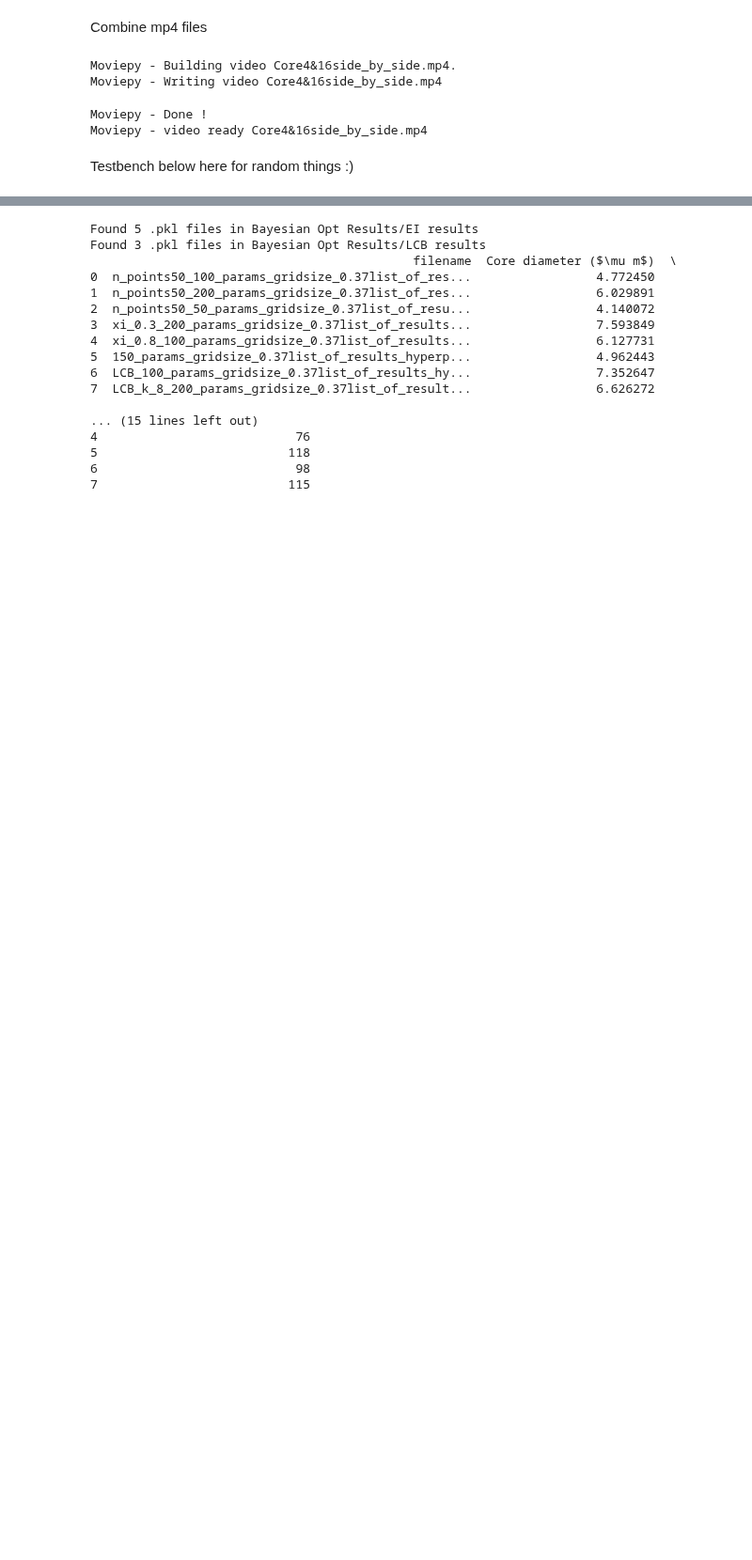
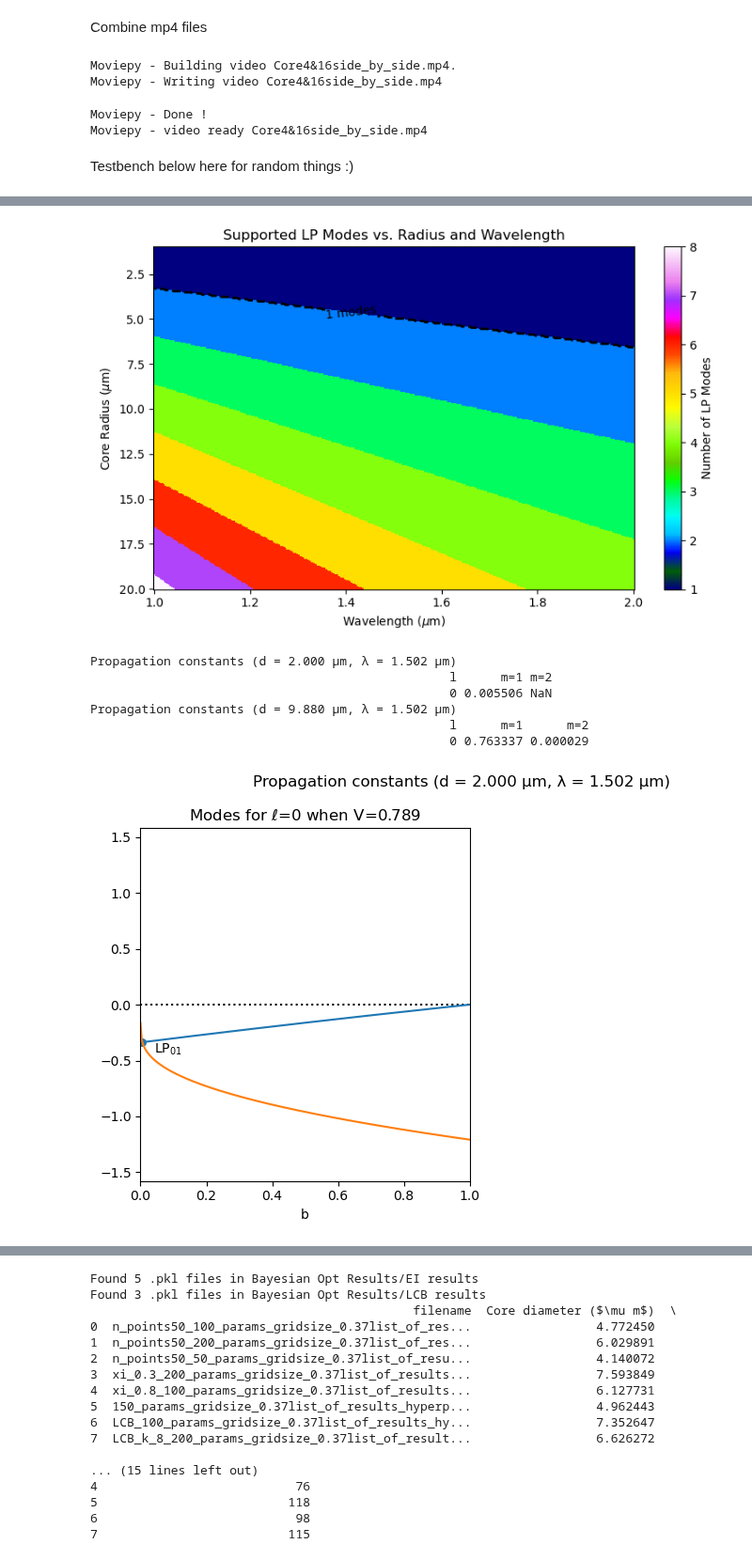
Before and after one commit to SAIL-Labs/RSoft-Automaton, a Jupyter notebook: Plotting_animating_modes.ipynb, the cells around one changed output, grey strips where cells are left out. Shown at 94% size. Drawn from its saved outputs; the diff is of its cells as text; code cells hidden in the pictures; blank space fills up the shorter version.

```diff
--- a/Plotting_animating_modes.ipynb
+++ b/Plotting_animating_modes.ipynb
@@ -227,0 +248,74 @@ Testbench below here for random things :)
+# %%
+import numpy as np, pandas as pd, matplotlib.pyplot as plt
+import pickle, shutil
+from template import *
+from Functions import *
+# Define radius and wavelength ranges
+radii = np.linspace(1, 20, 300)
+wavelengths = np.linspace(1.0, 2.0, 300)
+'''
+Note: mode desired below does not account for different mode orientations!
+e.g. if you want 6 modes you only want the first 4 LP modes + their orientations
+'''
+mode_desired = mode_wanted_considering_mode_orientations(LP_mode_dict, 1)
+# calculates the true number of modes including their orientations
+l_modes_to_consider = mode_desired
+
+# Define refractive indices from template.py
+background_index = RSoft_params["background_index"]
+cladding_index = 0.0055
+n_cladd = 1.44
+n_core =  0.0122895 + n_cladd
+NA = ofiber.numerical_aperture(n_core, n_cladd)
+
+# Prepare 2D grid for mode counts
+mode_count = np.zeros((len(radii), len(wavelengths)), dtype=int)
+
+for i, r in enumerate(radii):
+    for j, wl in enumerate(wavelengths):
+        V = ofiber.V_parameter(r, NA, wl)
+
+        count = 0
+        for ell in range(l_modes_to_consider):
+            b_val = ofiber.LP_mode_values(V, ell) # calculates all b for guided modes in step index fibre, returns NaN if no mode
+            count += len(b_val)
+        mode_count[i, j] = count
+
+# Plot
+R, WL = np.meshgrid(radii, wavelengths, indexing='ij')
+plt.figure(figsize=(8, 5))
+c = plt.pcolormesh(WL, R, mode_count, shading='auto', cmap='gist_ncar')
+
+mask_7 = (mode_count == mode_desired)
+contour = plt.contour(WL, R, mask_7.astype(int), levels=[0.5],
+                      colors='k', linewidths=2.0, linestyles='--')
+
+plt.clabel(contour, fmt={0.5: f"{mode_desired} modes"}, colors='k', fontsize=10)
+
+plt.colorbar(c, label="Number of LP Modes")
+plt.xlabel(r"Wavelength ($\mu$m)")
+plt.ylabel(r"Core Radius ($\mu$m)")
+plt.title("Supported LP Modes vs. Radius and Wavelength")
+plt.gca().invert_yaxis()
+plt.tight_layout()
+plt.show()
+
+df_filtered, taper_min, taper_max = print_paras(radii, wavelengths, mode_count, mode_desired, l_modes_to_consider, NA, upper_bound = 1.52, lower_bound = 1.5)
+
+# # Move all output files immediately after simulation
+# images_dir = Path(os.path.expanduser("~/Desktop/Results/Images"))
+# name_tag1 = "Available_LP_Modes_for_V_"
+# name_tag2 = "Plotted_LP_Modes_for_V_"
+
+# for file in os.listdir():
+#     if file.startswith(name_tag1) or file.startswith(name_tag2):
+#         shutil.move(file, os.path.join(images_dir, file))
+# %% [output]
+[figure, added]
+Propagation constants (d = 2.000 µm, λ = 1.502 µm)
+                                                 l      m=1 m=2
+                                                 0 0.005506 NaN
+Propagation constants (d = 9.880 µm, λ = 1.502 µm)
+                                                 l      m=1      m=2
+                                                 0 0.763337 0.000029
+[figure, added]
```
Also changed, not shown: parts of 4 cells of this notebook, 20 other files.
